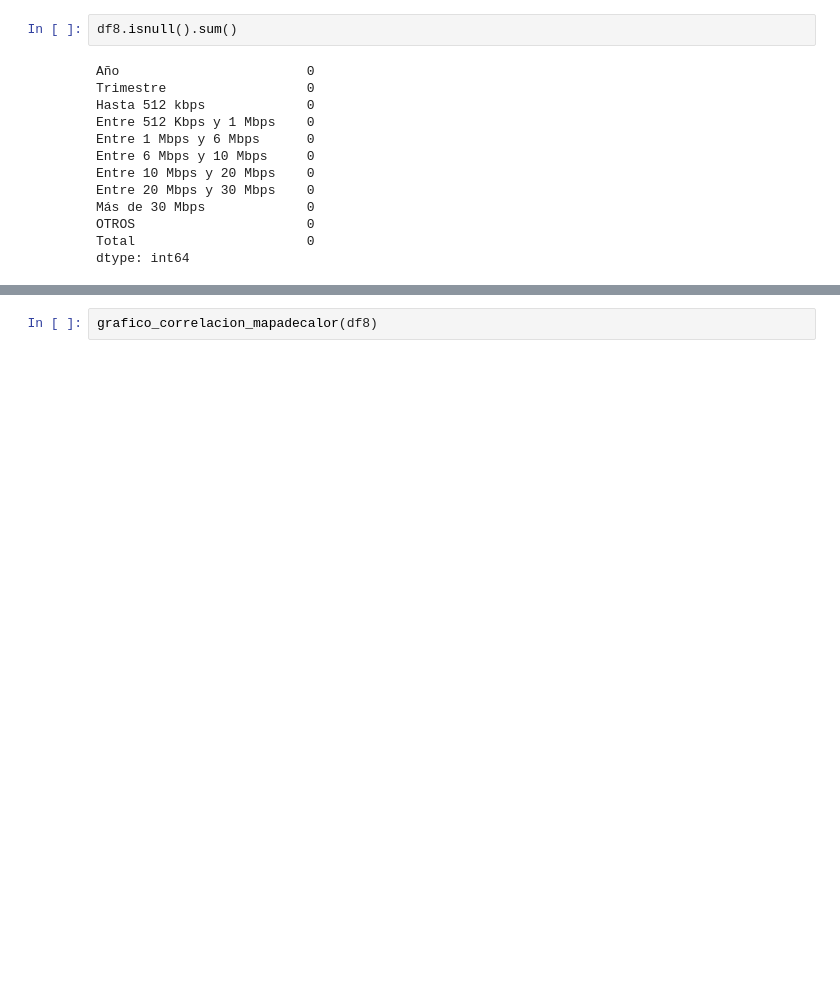
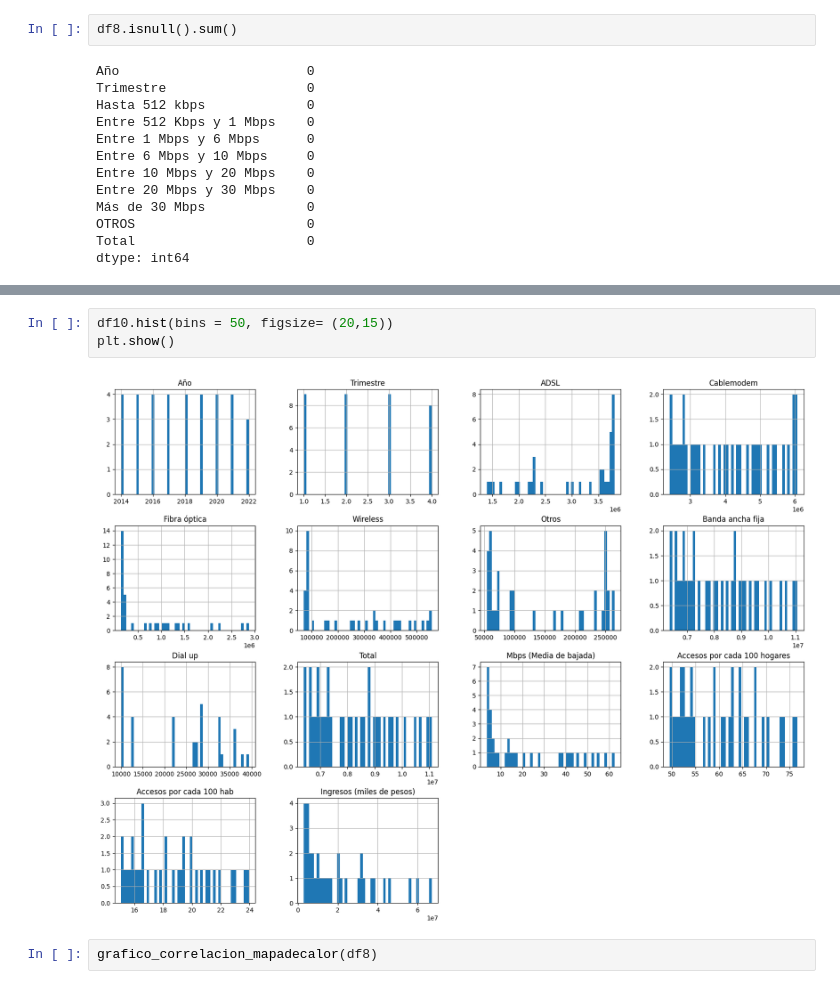
Before and after one commit to Gaston-Re/PI_02_DA, a Jupyter notebook: EDA.ipynb, the cells around one changed output, grey strips where cells are left out. Drawn from its saved outputs; the diff is of its cells as text; blank space fills up the shorter version.

```diff
--- a/EDA.ipynb
+++ b/EDA.ipynb
@@ -698,3 +699,8 @@ dtype: int64
+# %%
+df10.hist(bins = 50, figsize= (20,15))
+plt.show()
+# %% [output]
+[figure, added]
 # %%
 grafico_correlacion_mapadecalor(df8)
 # %% [output]
```
Also changed, not shown: parts of 8 cells of this notebook, 2 other files.
